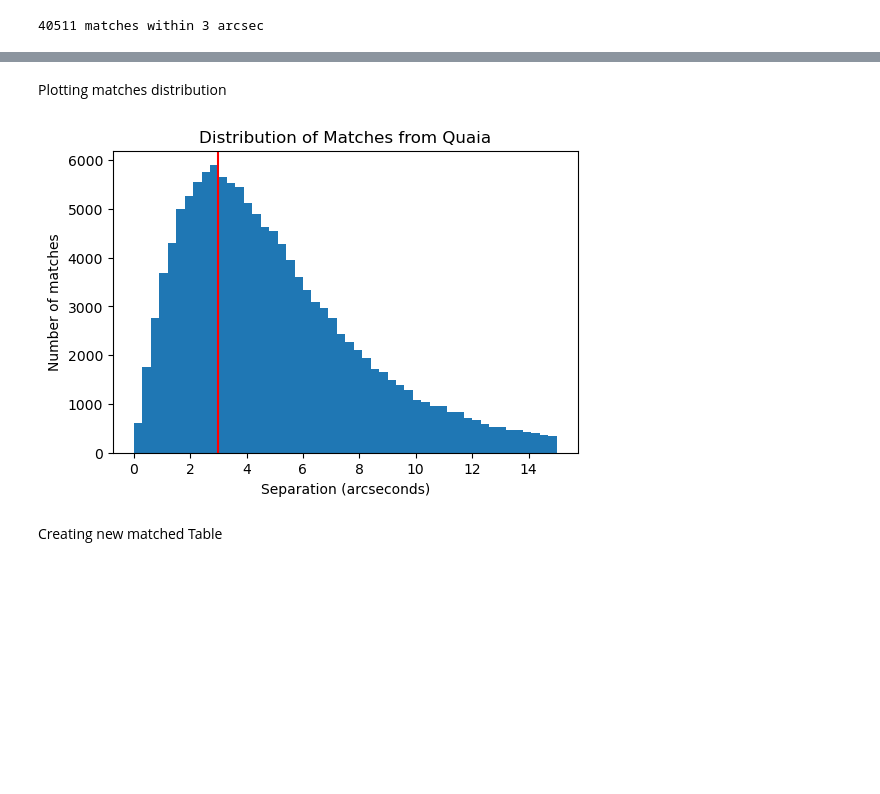
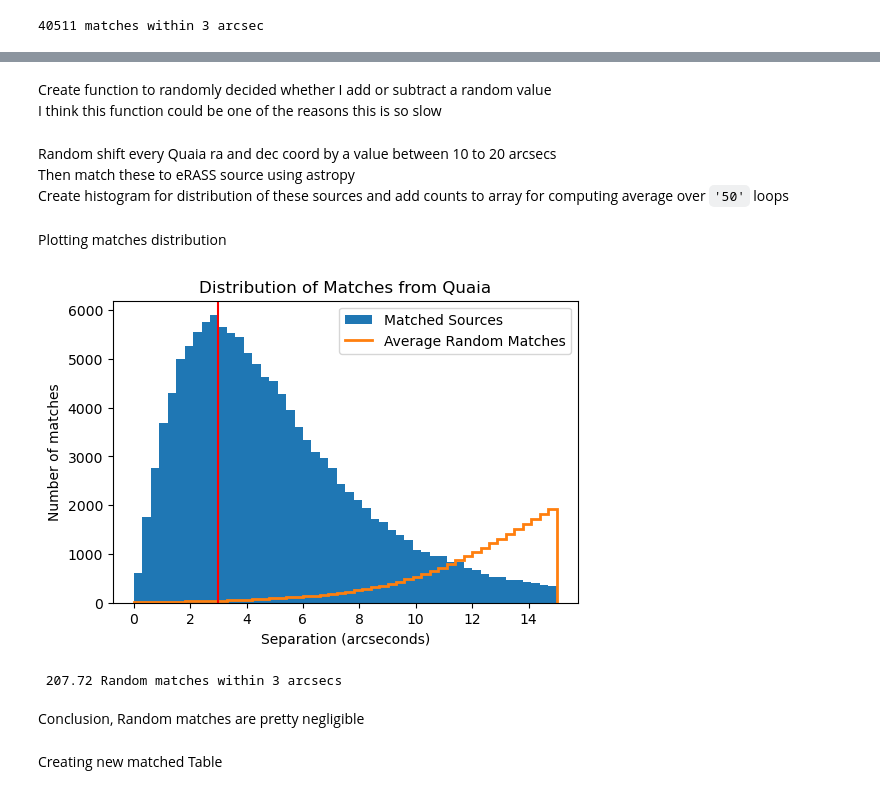
Before and after one commit to TobyWallage/Finding_Quasars_In_eRASS, a Jupyter notebook: Notebooks/eRASS_GAIA_quasars.ipynb, the cells around one changed output, grey strips where cells are left out. Cells and saved outputs as stored; diff of their text form; code cells hidden in the pictures; blank space fills up the shorter version.

Commit message:
Random matching with Quaia

```diff
--- a/Notebooks/eRASS_GAIA_quasars.ipynb
+++ b/Notebooks/eRASS_GAIA_quasars.ipynb
@@ -330,17 +332,64 @@ print(np.count_nonzero(separation_condition), "matches within 3 arcsec")
+# %% [markdown]
+Create function to randomly decided whether I add or subtract a random value <br>
+I think this function could be one of the reasons this is so slow
+# %%
+def random_gen_thing(rng, length):
+    # Generates random array of either +1 or -1 so i can randomly add or subtract a offset
+    random_array = np.round(rng.uniform(0, 1, length)).astype(int)
+    random_array = random_array - (~random_array.astype(bool)).astype(int)
+    return random_array
+# %% [markdown]
+Random shift every Quaia ra and dec coord by a value between 10 to 20 arcsecs <br>
+Then match these to eRASS source using astropy <br>
+Create histogram for distribution of these sources and add counts to array for computing average over `'50'` loops
+# %%
+bins = 50
+rng = np.random.default_rng(seed=113)
+
+average_rand_counts = np.zeros(bins)
+
+# i = 0
+length = len(quaia_sources)
+
+# match to randomized coords 50 times
+
+for i in range(50):
+    ra_random = rng.uniform(10, 20, length) * random_gen_thing(rng, length)
+    dec_random = rng.uniform(10, 20, length) * random_gen_thing(rng, length)
+    random_coords = SkyCoord(
+        ra = (quaia_sources['ra'] + u.Quantity(ra_random, 'arcsec')),
+        dec = (quaia_sources['dec'] + u.Quantity(dec_random, 'arcsec'))
+        )
+
+    idx_rand, d2d_rand, d3d_rand = random_coords.match_to_catalog_sky(eRASS_coords)
+
+    counts_rand, bins_rand = np.histogram(d2d_rand.arcsec[d2d_rand < u.Quantity(15, 'arcsec')], bins=bins)
+
+    average_rand_counts += counts_rand
+
+average_rand_counts /= (i+1)
 # %% [markdown]
 Plotting matches distribution
 # %%
 plt.figure(dpi=100)
-counts, bins, *_ = plt.hist(d2d.arcsec[d2d < u.Quantity(15, "arcsec")], bins=50)
+counts, bins, *_ = plt.hist(d2d.arcsec[d2d < u.Quantity(15, "arcsec")], bins=bins, label="Matched Sources")
+plt.stairs(average_rand_counts, bins, linewidth=2, label="Average Random Matches")
 
 plt.axvline(max_separation.value, c='r')
 plt.ylabel("Number of matches")
 plt.xlabel("Separation (arcseconds)")
 plt.title("Distribution of Matches from Quaia")
-plt.savefig("../Products/quaia_matching_distribution.png")
+plt.legend()
+plt.savefig("../Products/quaia_matching_distribution.png", dpi=100)
 plt.show()
+
+print(f"{sum(average_rand_counts[:10]): 5g} Random matches within 3 arcsecs")
+# print(f"{sum(counts[0:10]): 5g}")
 # %% [output]
-[figure, old version]
+[figure, new version]
+ 207.72 Random matches within 3 arcsecs
+# %% [markdown]
+Conclusion, Random matches are pretty negligible
 # %% [markdown]
 Creating new matched Table
 # %%
```
Also changed, not shown: parts of 1 cell of this notebook, 1 other file.
